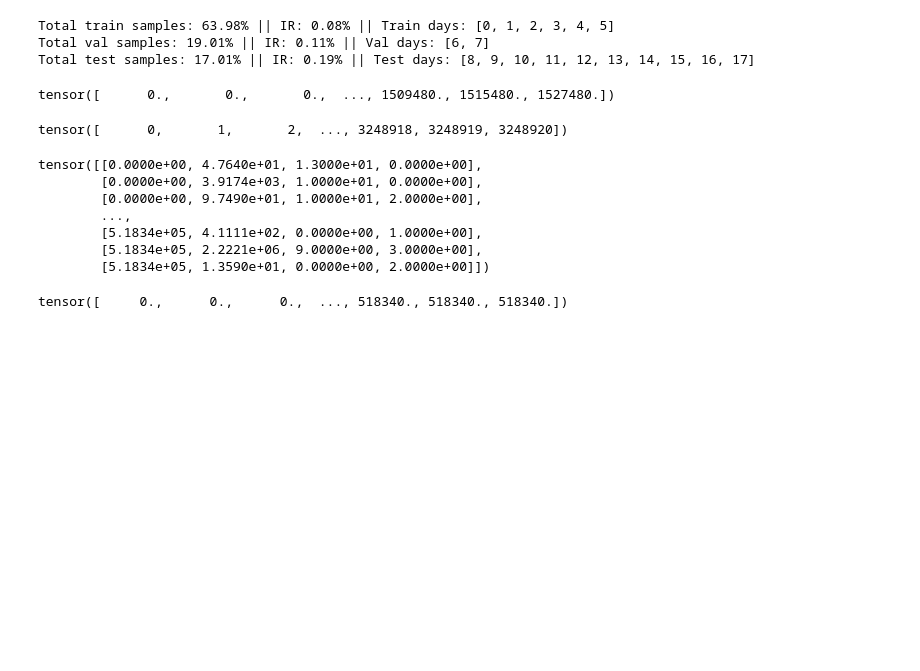
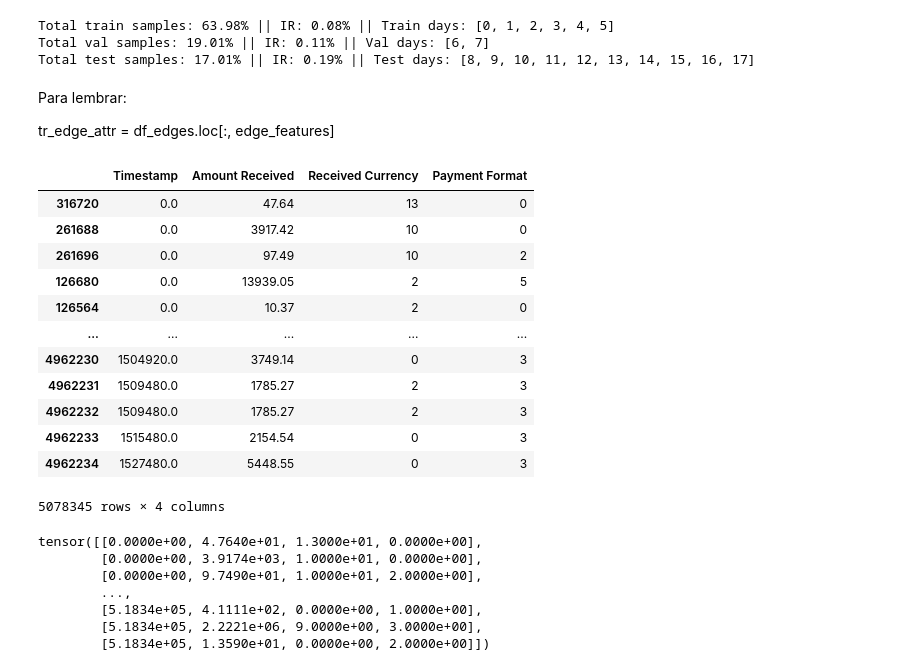
Before and after one commit to edmar-bevilaqua/anti-money-laundering-kaggle, a Jupyter notebook: learning_from_mistakes.ipynb, the cells around one changed output. Saved outputs shown, nothing was run; the diff lists cells and outputs as text; code cells hidden in the pictures; blank space fills up the shorter version.

```diff
--- a/learning_from_mistakes.ipynb
+++ b/learning_from_mistakes.ipynb
@@ -164,10 +164,6 @@ print(f"Total test samples: {te_inds.shape[0] / y.shape[0] * 100 :.2f}% || IR: "
 Total train samples: 63.98% || IR: 0.08% || Train days: [0, 1, 2, 3, 4, 5]
 Total val samples: 19.01% || IR: 0.11% || Val days: [6, 7]
 Total test samples: 17.01% || IR: 0.19% || Test days: [8, 9, 10, 11, 12, 13, 14, 15, 16, 17]
-# %%
-timestamps
-# %% [output]
-tensor([      0.,       0.,       0.,  ..., 1509480., 1515480., 1527480.])
 # %%
 e_tr = tr_inds.numpy() # Edge train array
 e_val = np.concatenate([tr_inds, val_inds]) # Edge validation (train + val) array
@@ -186,10 +182,26 @@ import data_util
 tr_data = data_util.GraphData(x=tr_x, y=tr_y, edge_index=tr_edge_index, edge_attr=tr_edge_attr, timestamps=tr_edge_times)
 val_data = data_util.GraphData(x=val_x, y=val_y, edge_index=val_edge_index, edge_attr=val_edge_attr, timestamps=val_edge_times)
 te_data = data_util.GraphData(x=te_x, y=te_y, edge_index=te_edge_index, edge_attr=te_edge_attr, timestamps=te_edge_times)
-# %%
-tr_inds
-# %% [output]
-tensor([      0,       1,       2,  ..., 3248918, 3248919, 3248920])
+# %% [markdown]
+Para lembrar:
+
+tr_edge_attr = df_edges.loc[:, edge_features]
+# %%
+df_edges.loc[:, edge_features]
+# %% [output]
+|  | Timestamp | Amount Received | Received Currency | Payment Format |
+| 316720 | 0.0 | 47.64 | 13 | 0 |
+| 261688 | 0.0 | 3917.42 | 10 | 0 |
+| 261696 | 0.0 | 97.49 | 10 | 2 |
+| 126680 | 0.0 | 13939.05 | 2 | 5 |
+| 126564 | 0.0 | 10.37 | 2 | 0 |
+| ... | ... | ... | ... | ... |
+| 4962230 | 1504920.0 | 3749.14 | 0 | 3 |
+| 4962231 | 1509480.0 | 1785.27 | 2 | 3 |
+| 4962232 | 1509480.0 | 1785.27 | 2 | 3 |
+| 4962233 | 1515480.0 | 2154.54 | 0 | 3 |
+| 4962234 | 1527480.0 | 5448.55 | 0 | 3 |
+5078345 rows × 4 columns
 # %%
 tr_edge_attr
 # %% [output]
@@ -200,7 +212,3 @@ tensor([[0.0000e+00, 4.7640e+01, 1.3000e+01, 0.0000e+00],
         [5.1834e+05, 4.1111e+02, 0.0000e+00, 1.0000e+00],
         [5.1834e+05, 2.2221e+06, 9.0000e+00, 3.0000e+00],
         [5.1834e+05, 1.3590e+01, 0.0000e+00, 2.0000e+00]])
-# %%
-tr_edge_times
-# %% [output]
-tensor([     0.,      0.,      0.,  ..., 518340., 518340., 518340.])
```
Also changed, not shown: parts of 9 cells of this notebook.
